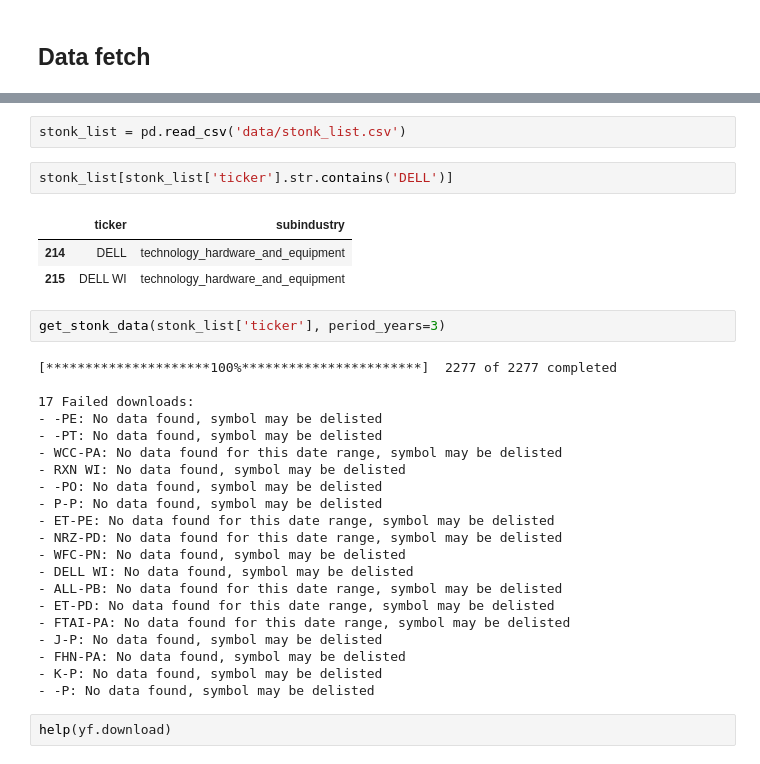
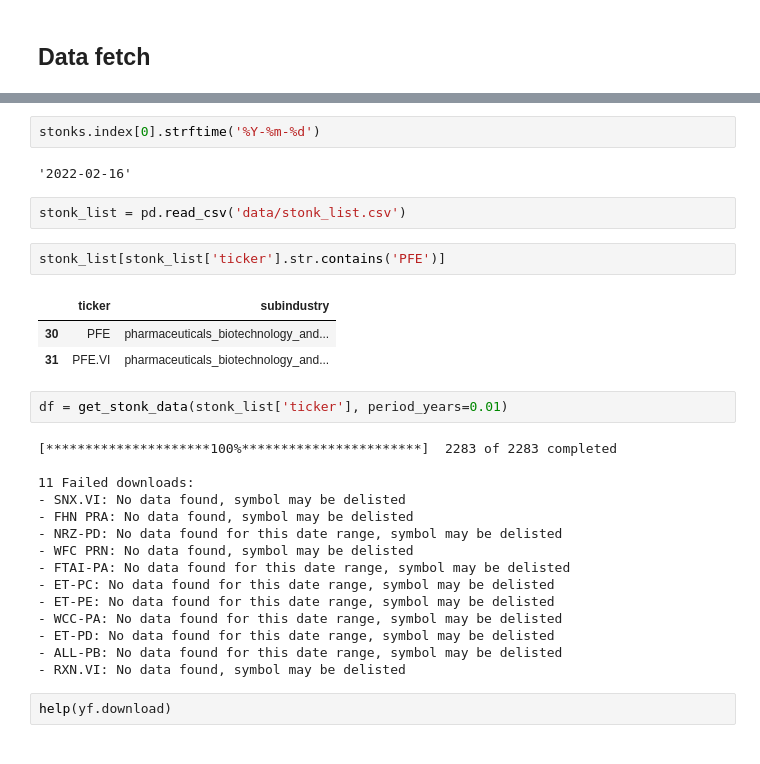
Before and after one commit to DomStan/stonk-rank, a Jupyter notebook: stonks_notebook.ipynb, the cells around one changed output, grey strips where cells are left out. Cells and saved outputs as stored; diff of their text form.

```diff
--- a/stonks_notebook.ipynb
+++ b/stonks_notebook.ipynb
@@ -76,34 +101,32 @@ stonks = yf.download(["googl", "tsla", "ffs"], period='1d', interval='1d', group
+# %%
+stonks.index[0].strftime('%Y-%m-%d')
+# %% [output]
+'2022-02-16'
 # %%
 stonk_list = pd.read_csv('data/stonk_list.csv')
 # %%
-stonk_list[stonk_list['ticker'].str.contains('DELL')]
+stonk_list[stonk_list['ticker'].str.contains('PFE')]
 # %% [output]
 |  | ticker | subindustry |
-| 214 | DELL | technology_hardware_and_equipment |
-| 215 | DELL WI | technology_hardware_and_equipment |
+| 30 | PFE | pharmaceuticals_biotechnology_and... |
+| 31 | PFE.VI | pharmaceuticals_biotechnology_and... |
 # %%
-get_stonk_data(stonk_list['ticker'], period_years=3)
+df = get_stonk_data(stonk_list['ticker'], period_years=0.01)
 # %% [output]
-[*********************100%***********************]  2277 of 2277 completed
+[*********************100%***********************]  2283 of 2283 completed
 
-17 Failed downloads:
-- -PE: No data found, symbol may be delisted
-- -PT: No data found, symbol may be delisted
+11 Failed downloads:
+- SNX.VI: No data found, symbol may be delisted
+- FHN PRA: No data found, symbol may be delisted
+- NRZ-PD: No data found for this date range, symbol may be delisted
+- WFC PRN: No data found, symbol may be delisted
+- FTAI-PA: No data found for this date range, symbol may be delisted
+- ET-PC: No data found for this date range, symbol may be delisted
+- ET-PE: No data found for this date range, symbol may be delisted
 - WCC-PA: No data found for this date range, symbol may be delisted
-- RXN WI: No data found, symbol may be delisted
-- -PO: No data found, symbol may be delisted
-- P-P: No data found, symbol may be delisted
-- ET-PE: No data found for this date range, symbol may be delisted
-- NRZ-PD: No data found for this date range, symbol may be delisted
-- WFC-PN: No data found, symbol may be delisted
-- DELL WI: No data found, symbol may be delisted
+- ET-PD: No data found for this date range, symbol may be delisted
 - ALL-PB: No data found for this date range, symbol may be delisted
-- ET-PD: No data found for this date range, symbol may be delisted
-- FTAI-PA: No data found for this date range, symbol may be delisted
-- J-P: No data found, symbol may be delisted
-- FHN-PA: No data found, symbol may be delisted
-- K-P: No data found, symbol may be delisted
-- -P: No data found, symbol may be delisted
+- RXN.VI: No data found, symbol may be delisted
 # %%
 help(yf.download)
 # %% [output]
```
Also changed, not shown: parts of 26 cells of this notebook, 2 other files.
